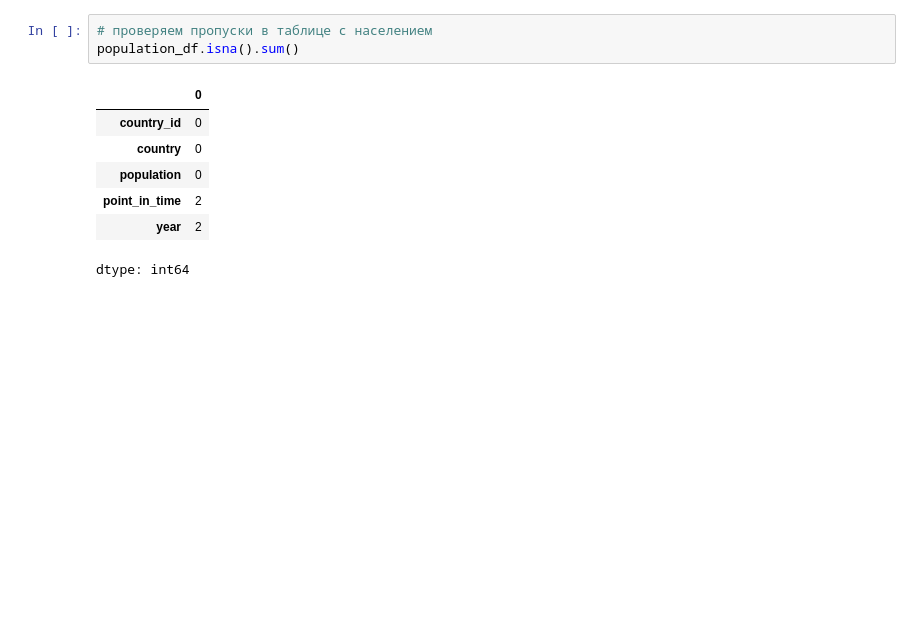
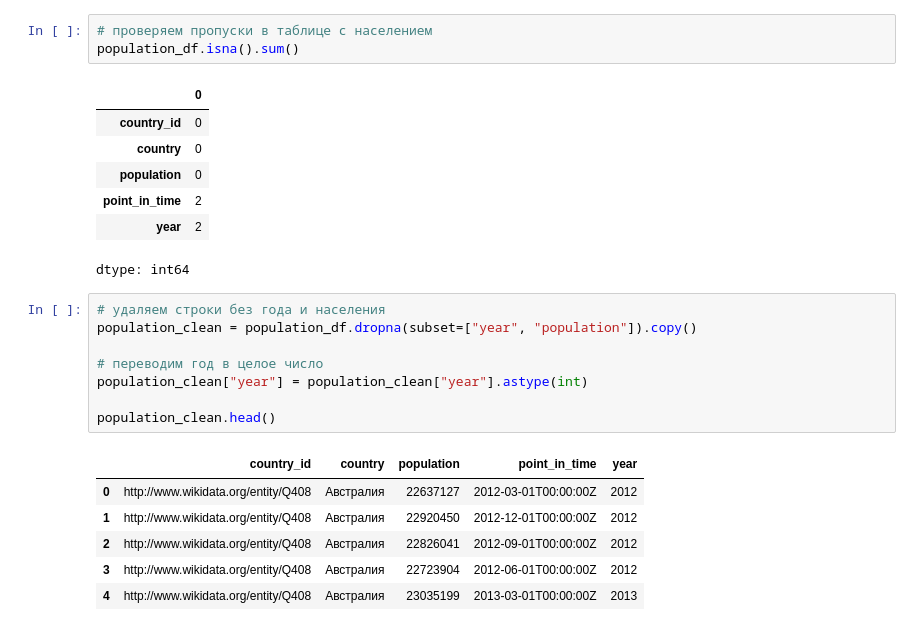
Before and after one commit to surkovaolga2005-png/python-ai-surkoa-olga, a Jupyter notebook: notebooks/week2b_read_csv.ipynb, the cells around one changed output. Saved outputs shown, nothing was run; the diff lists cells and outputs as text; blank space fills up the shorter version.

```diff
--- a/notebooks/week2b_read_csv.ipynb
+++ b/notebooks/week2b_read_csv.ipynb
@@ -161,3 +179,18 @@ population_df.isna().sum()
 | point_in_time | 2 |
 | year | 2 |
 dtype: int64
+# %%
+# удаляем строки без года и населения
+population_clean = population_df.dropna(subset=["year", "population"]).copy()
+
+# переводим год в целое число
+population_clean["year"] = population_clean["year"].astype(int)
+
+population_clean.head()
+# %% [output]
+|  | country_id | country | population | point_in_time | year |
+| 0 | http://www.wikidata.org/entity/Q408 | Австралия | 22637127 | 2012-03-01T00:00:00Z | 2012 |
+| 1 | http://www.wikidata.org/entity/Q408 | Австралия | 22920450 | 2012-12-01T00:00:00Z | 2012 |
+| 2 | http://www.wikidata.org/entity/Q408 | Австралия | 22826041 | 2012-09-01T00:00:00Z | 2012 |
+| 3 | http://www.wikidata.org/entity/Q408 | Австралия | 22723904 | 2012-06-01T00:00:00Z | 2012 |
+| 4 | http://www.wikidata.org/entity/Q408 | Австралия | 23035199 | 2013-03-01T00:00:00Z | 2013 |
```
Also changed, not shown: parts of 14 cells of this notebook.
